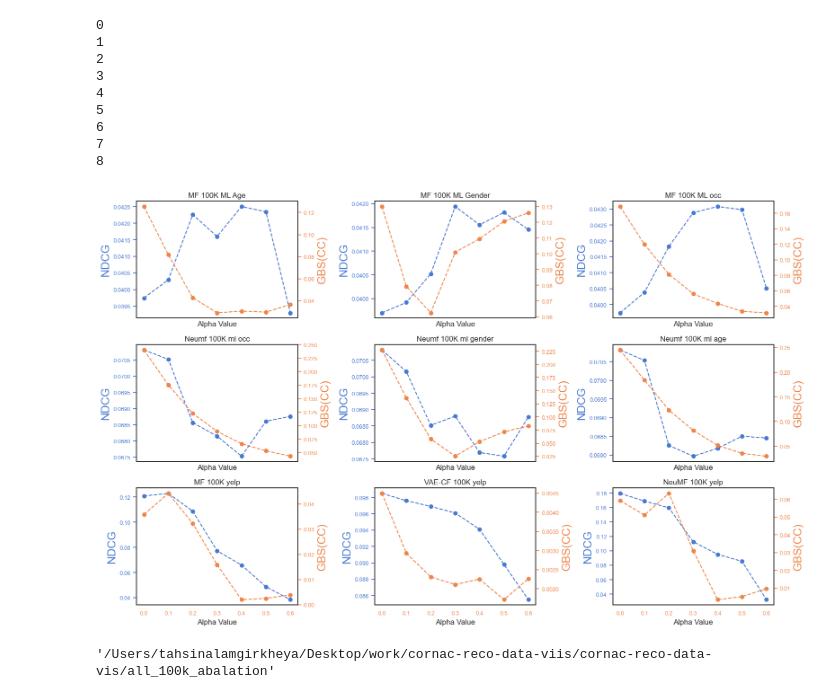
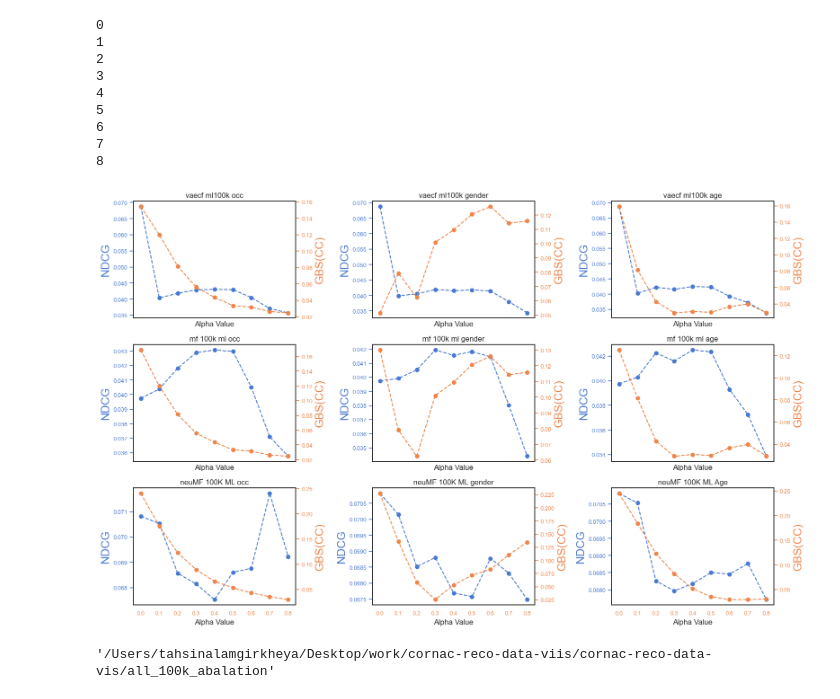
Before and after one commit to tahsinkheya/re_ranking_clean, a Jupyter notebook: data_vis/all_1m copy.ipynb, the cells around one changed output. Saved outputs shown, nothing was run; the diff lists cells and outputs as text; code cells hidden in the pictures.

```diff
--- a/data_vis/all_1m copy.ipynb
+++ b/data_vis/all_1m copy.ipynb
@@ -266,9 +496,9 @@ import matplotlib.pyplot as plt
 import seaborn as sns
 
 # Sample data
-x = [0,0.1,0.2,0.3,0.4,0.5,0.6]
+x = [0,0.1,0.2,0.3,0.4,0.5,0.6, 0.7,0.8]
 upper_bound = 7
-titles = ["MF 100K ML Age", "MF 100K ML Gender", "MF 100K ML occ","Neumf 100K ml occ", "Neumf 100K ml gender", "Neumf 100K ml age","MF 100K yelp", "VAE-CF 100K yelp", "NeuMF 100K yelp"]
+titles = ["vaecf ml100k occ","vaecf ml100k gender","vaecf ml100k age","mf 100k ml occ","mf 100k ml gender","mf 100k ml age","neuMF 100K ML occ","neuMF 100K ML gender", "neuMF 100K ML Age", "wmf 100K ml occ", "wMF 100K ML gender","wmf 100K ml age", "Neumf 100K ml age","MF 100K yelp", "VAE-CF 100K yelp", "NeuMF 100K yelp"]
 
 # Seaborn setup for white background
 sns.set(style="white")
@@ -292,34 +522,34 @@ for i, ax1 in enumerate(axes):
 
 
     # Create second y-axis and plot bias-related values
     ax2 = ax1.twinx()
     ax2.plot(x, gp_sum[i], label=titles[i], color=pastel_palette[1],marker="o",linestyle="--")
     ax2.set_ylabel(f"GBS(CC)", color=pastel_palette[1],fontsize=18)
     ax2.tick_params(axis="y", colors=pastel_palette[1], labelsize =9)
 
     # Set legends for both plots
     # ax1.legend(loc="upper left", fontsize=8)
     # ax2.legend(loc="upper right", fontsize=8)
 
     # Set title for each subplot
     ax1.set_title(f"{titles[i]}")
 
 # Adjust layout and title
 # plt.suptitle("Impact of Alpha on the Performance and Bias of the MF Model", fontsize=14)
 plt.tight_layout()
 plt.savefig("alldsabalationh.pdf", format="pdf")
 plt.show()
 # %% [output]
 0
 1
 2
 3
 4
 5
 6
 7
 8
-[figure, old version]
+[figure, new version]
 # %%
 pwd
 # %% [output]
```
Also changed, not shown: parts of 2 cells of this notebook, 3 other files.
